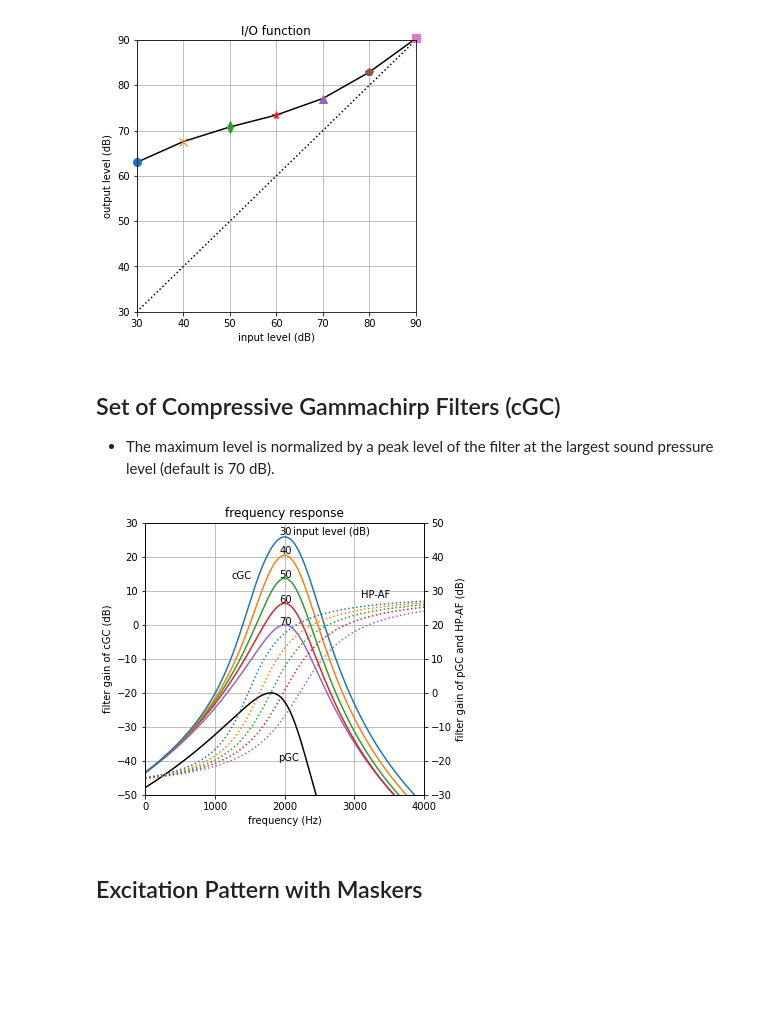
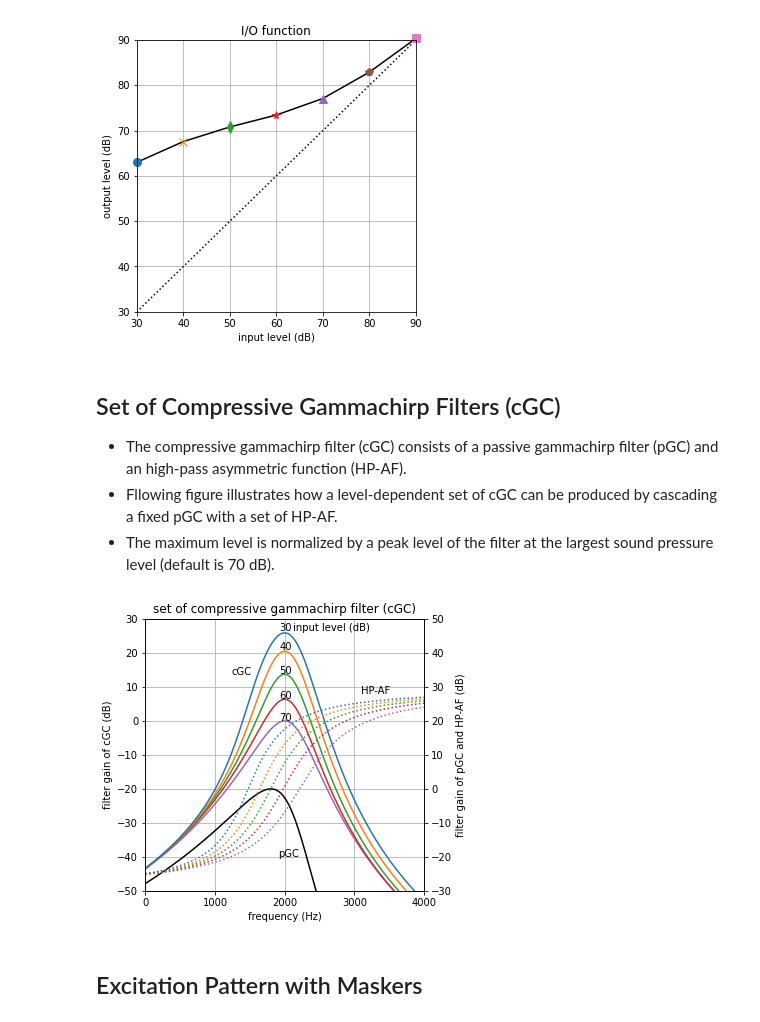
Before and after one commit to kyama0321/gammachirpy, a Jupyter notebook: gcfb_v211/demo_gammachirp.ipynb, the cells around one changed output. Cells and saved outputs as stored; diff of their text form; code cells hidden in the pictures; blank space fills up the shorter version.

Commit message:
Mod: figure and texts

```diff
--- a/gcfb_v211/demo_gammachirp.ipynb
+++ b/gcfb_v211/demo_gammachirp.ipynb
@@ -239,6 +239,8 @@ plt.show()
 [figure]
 # %% [markdown]
 ## Set of Compressive Gammachirp Filters (cGC)
+- The compressive gammachirp filter (cGC) consists of a passive gammachirp filter (pGC) and an high-pass asymmetric function (HP-AF).
+- Fllowing figure illustrates how a level-dependent set of cGC can be produced by cascading a fixed pGC with a set of HP-AF.
 - The maximum level is normalized by a peak level of the filter at the largest sound pressure level (default is 70 dB).
 # %%
 fp2 = 2000 # peak frequency of cGC
@@ -277,35 +279,35 @@ for ips, ps in enumerate(ps_list):
     ax1.set_ylabel('filter gain of cGC (dB)')
     plt.grid()
     ax1.text(fp*0.96, cgc_frs_db_max[ips]*1.02, f"{ps}")
 
     # ax2: plot filter gain of pGC and HP-AF
     if ips == 0:
         # pGC
         pgc_frsp = cgc_resp.pgc_frsp
         pgc_frsp_db = 20 * np.log10(pgc_frsp)
         ax2 = ax1.twinx()
         ax2.plot(freq[0, :], pgc_frsp_db[0, :], 'k')
         ax2.set_ylim(((-30, 50)))
 
     # HP-AF
     asym_func = cgc_resp.asym_func
     asym_func_db = 20*np.log10(asym_func)
     ax2.plot(freq[0,:], asym_func_db[0,:], ':', color=cmap(cmap_list[ips]))
 
 # cGC
 ax1.text(fp*1.06, cgc_frs_db_max[-1]*1.02, 'input level (dB)')
 ax1.text(fp*0.62, cgc_frs_db_max[2], 'cGC')
 
 # pGC and HP-AF
 ax2.text(fp*0.95, -20, 'pGC')
 ax2.text(fp*1.55, 28, 'HP-AF')
 ax2.set_ylabel('filter gain of pGC and HP-AF (dB)')
 
-plt.title('frequency response')
+plt.title('set of compressive gammachirp filter (cGC)')
 
 plt.show()
 # %% [output]
-[figure, old version]
+[figure, new version]
 # %% [markdown]
 ## Excitation Pattern with Maskers
 # %%
```
Also changed, not shown: 2 other files.
